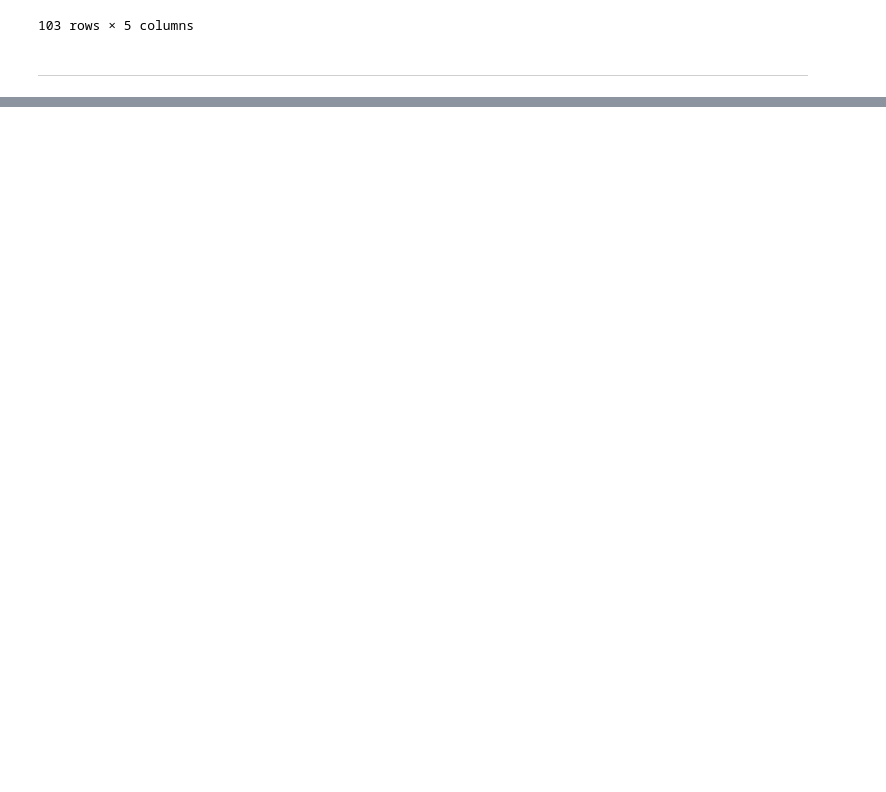
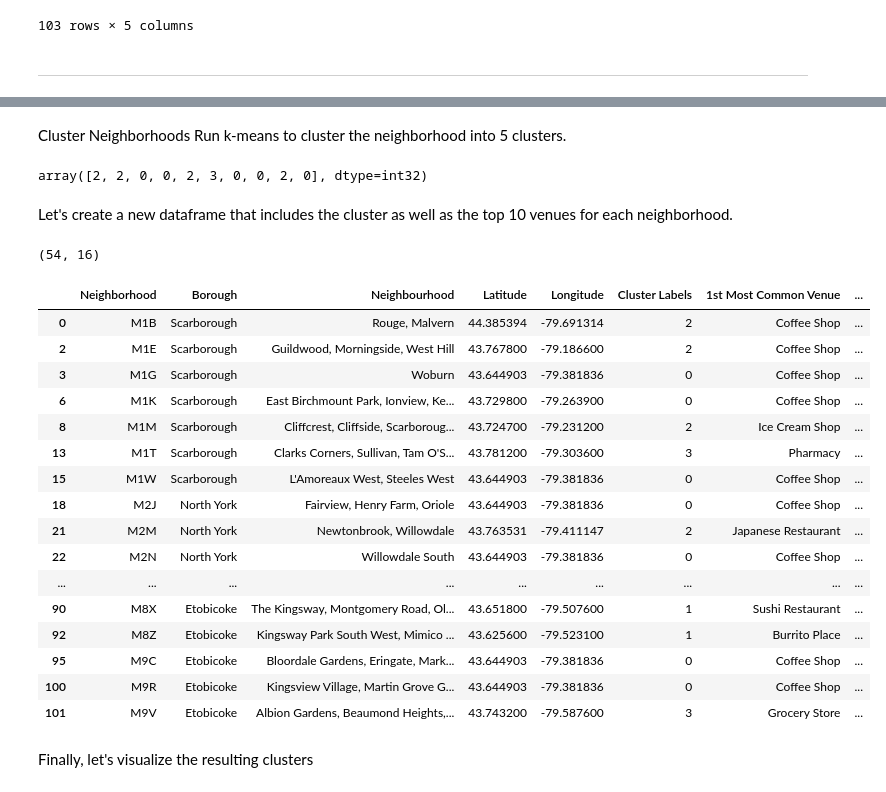
Before and after one commit to sunilsinghuk/Applied-Data-Science_Coursera, a Jupyter notebook: NeighborhoodsToronto.ipynb, the cells around one changed output, grey strips where cells are left out. Cells and saved outputs as stored; diff of their text form; code cells hidden in the pictures; blank space fills up the shorter version.

```diff
--- a/NeighborhoodsToronto.ipynb
+++ b/NeighborhoodsToronto.ipynb
@@ -214,0 +459,22 @@ part_02
+# %%
+num_top_venues = 10
+indicators = ['st', 'nd', 'rd']
+
+# Create columns according to number of top venues
+columns = ['Neighborhood']
+for ind in np.arange(num_top_venues):
+    try:
+        columns.append('{}{} Most Common Venue'.format(ind+1, indicators[ind]))
+    except:
+        columns.append('{}th Most Common Venue'.format(ind+1))
+
+# create a new dataframe
+neighborhoods_venues_sorted = pd.DataFrame(columns=columns)
+neighborhoods_venues_sorted['Neighborhood'] = toronto_grouped['Neighborhood']
+
+for ind in np.arange(toronto_grouped.shape[0]):
+    neighborhoods_venues_sorted.iloc[ind, 1:] = return_most_common_venues(
+        toronto_grouped.iloc[ind, :], num_top_venues)
+
+print(neighborhoods_venues_sorted.shape)
+neighborhoods_venues_sorted
@@ -214,0 +500,50 @@ part_02
+# %% [markdown]
+Cluster Neighborhoods
+Run k-means to cluster the neighborhood into 5 clusters.
+# %%
+# Set number of clusters
+kclusters = 5
+toronto_grouped_clustering = toronto_grouped.drop('Neighborhood', 1)
+
+# Run k-means clustering
+kmeans = KMeans(n_clusters=kclusters, random_state=0).fit(toronto_grouped_clustering)
+
+# check cluster labels generated for each row in the dataframe
+kmeans.labels_[0:10]
+# %% [output]
+array([2, 2, 0, 0, 2, 3, 0, 0, 2, 0], dtype=int32)
+# %% [markdown]
+Let's create a new dataframe that includes the cluster as well as the top 10 venues for each neighborhood.
+# %%
+toronto_merged = part_02[part_02.Postcode.isin(idx)].copy()
+toronto_merged.rename(columns={'Postcode': 'Neighborhood'}, inplace=True)
+
+# Add clustering labels
+toronto_merged['Cluster Labels'] = kmeans.labels_
+
+# Merge toronto_grouped with toronto_data to add latitude/longitude for each neighborhood
+toronto_merged = toronto_merged.join(neighborhoods_venues_sorted.set_index('Neighborhood'), on='Neighborhood')
+
+print(toronto_merged.shape)
+toronto_merged
+# %% [output]
+(54, 16)
+|  | Neighborhood | Borough | Neighbourhood | Latitude | Longitude | Cluster Labels | 1st Most Common Venue | ... |
+| 0 | M1B | Scarborough | Rouge, Malvern | 44.385394 | -79.691314 | 2 | Coffee Shop | ... |
+| 2 | M1E | Scarborough | Guildwood, Morningside, West Hill | 43.767800 | -79.186600 | 2 | Coffee Shop | ... |
+| 3 | M1G | Scarborough | Woburn | 43.644903 | -79.381836 | 0 | Coffee Shop | ... |
+| 6 | M1K | Scarborough | East Birchmount Park, Ionview, Ke... | 43.729800 | -79.263900 | 0 | Coffee Shop | ... |
+| 8 | M1M | Scarborough | Cliffcrest, Cliffside, Scarboroug... | 43.724700 | -79.231200 | 2 | Ice Cream Shop | ... |
+| 13 | M1T | Scarborough | Clarks Corners, Sullivan, Tam O'S... | 43.781200 | -79.303600 | 3 | Pharmacy | ... |
+| 15 | M1W | Scarborough | L'Amoreaux West, Steeles West | 43.644903 | -79.381836 | 0 | Coffee Shop | ... |
+| 18 | M2J | North York | Fairview, Henry Farm, Oriole | 43.644903 | -79.381836 | 0 | Coffee Shop | ... |
+| 21 | M2M | North York | Newtonbrook, Willowdale | 43.763531 | -79.411147 | 2 | Japanese Restaurant | ... |
+| 22 | M2N | North York | Willowdale South | 43.644903 | -79.381836 | 0 | Coffee Shop | ... |
+| ... | ... | ... | ... | ... | ... | ... | ... | ... |
+| 90 | M8X | Etobicoke | The Kingsway, Montgomery Road, Ol... | 43.651800 | -79.507600 | 1 | Sushi Restaurant | ... |
+| 92 | M8Z | Etobicoke | Kingsway Park South West, Mimico ... | 43.625600 | -79.523100 | 1 | Burrito Place | ... |
+| 95 | M9C | Etobicoke | Bloordale Gardens, Eringate, Mark... | 43.644903 | -79.381836 | 0 | Coffee Shop | ... |
+| 100 | M9R | Etobicoke | Kingsview Village, Martin Grove G... | 43.644903 | -79.381836 | 0 | Coffee Shop | ... |
+| 101 | M9V | Etobicoke | Albion Gardens, Beaumond Heights,... | 43.743200 | -79.587600 | 3 | Grocery Store | ... |
+# %% [markdown]
+Finally, let's visualize the resulting clusters
```
Also changed, not shown: parts of 33 cells of this notebook, 2 other files.
